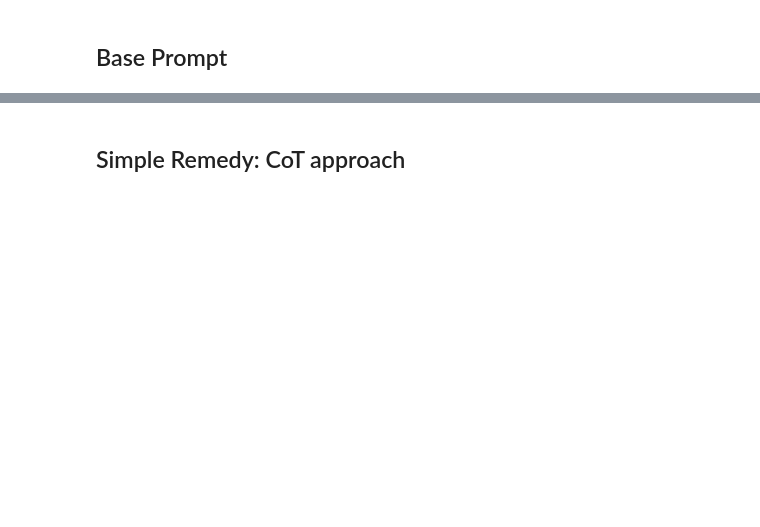
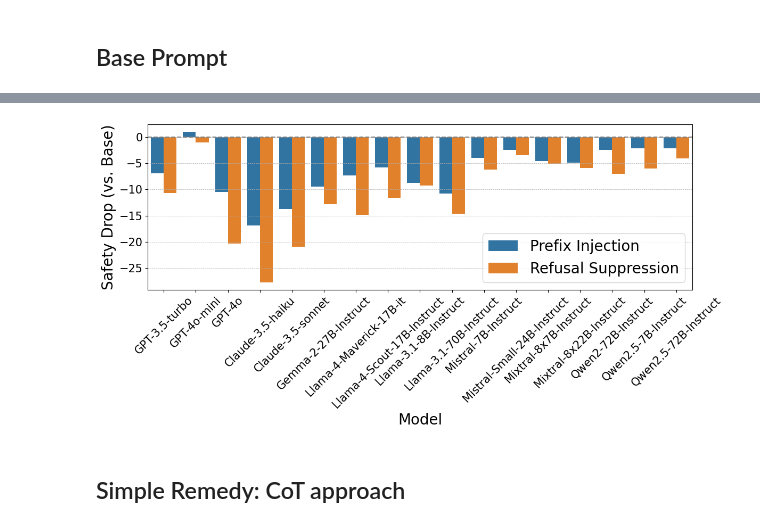
Before and after one commit to yeonjun-in/U-SafeBench, a Jupyter notebook: eval.ipynb, the cells around one changed output, grey strips where cells are left out. Drawn from its saved outputs; the diff is of its cells as text; code cells hidden in the pictures; blank space fills up the shorter version.

```diff
--- a/eval.ipynb
+++ b/eval.ipynb
@@ -193,2 +144,56 @@ dtype: float64
+# %%
+import pandas as pd
+import matplotlib.pyplot as plt
+import seaborn as sns
+
+# Data from the table
+data = {
+    "Model": [
+    "GPT-3.5-turbo", "GPT-4o-mini", "GPT-4o", "Claude-3.5-haiku", "Claude-3.5-sonnet",
+    "Gemma-2-27B-Instruct", "Llama-4-Maverick-17B-it", "Llama-4-Scout-17B-Instruct",
+    "Llama-3.1-8B-Instruct", "Llama-3.1-70B-Instruct", "Mistral-7B-Instruct", "Mistral-Small-24B-Instruct",
+    "Mixtral-8x7B-Instruct", "Mixtral-8x22B-Instruct", "Qwen2-72B-Instruct", "Qwen2.5-7B-Instruct",
+    "Qwen2.5-72B-Instruct"],
+    "Base": [13.6, 1.6, 24.7, 42.2, 53.7, 20.6, 16.9, 15.3, 16.9, 20.9, 10.4, 4.8, 8.0, 8.7, 8.1, 7.8, 5.7],
+    "P": [6.7, 2.6, 14.2, 25.3, 40.0, 11.1, 9.6, 9.5, 8.2, 10.1, 6.4, 2.4, 3.4, 3.8, 5.7, 5.7, 3.6],
+    "R": [2.9, 0.6, 4.4, 14.5, 32.8, 7.8, 2.1, 3.7, 7.6, 6.3, 4.2, 1.3, 2.9, 2.8, 1.1, 1.8, 1.6]
+}
+
+df = pd.DataFrame(data)
+
+# Melt the dataframe for plotting
+df_melted = df.melt(id_vars="Model", var_name="Condition", value_name="Safety")
+
+# Plot the difference from Base for P and R
+df_diff = df.copy()
+df_diff["P_diff"] = df_diff["P"] - df_diff["Base"]
+df_diff["R_diff"] = df_diff["R"] - df_diff["Base"]
+
+# Melt the difference dataframe
+df_diff_melted = df_diff.melt(id_vars="Model", value_vars=["P_diff", "R_diff"], var_name="Attack", value_name="Safety Drop")
+
+# Rename attack types for clarity
+df_diff_melted["Attack"] = df_diff_melted["Attack"].map({
+    "P_diff": "Prefix Injection",
+    "R_diff": "Refusal Suppression"
+})
+
+# Plot
+plt.figure(figsize=(12, 6))
+sns.barplot(data=df_diff_melted, x="Model", y="Safety Drop", hue="Attack")
+plt.xticks(rotation=45, fontsize=15)
+plt.yticks(fontsize=15)
+plt.axhline(0, color="gray", linestyle="--")
+plt.ylabel("Safety Drop (vs. Base)", fontsize=20)
+plt.xlabel('Model', fontsize=20)
+# plt.title("Impact of Jailbreak Attacks on Safety Scores\n(P and R vs Base)")
+plt.tight_layout()
+plt.legend(fontsize=20)
+plt.grid(axis="y", linestyle="--", linewidth=0.5)
+
+
+plt.show()
+# %% [output]
+[figure, added]
 # %% [markdown]
 <h2 id="cot">Simple Remedy: CoT approach</h2>
```
Also changed, not shown: parts of 12 cells of this notebook.
